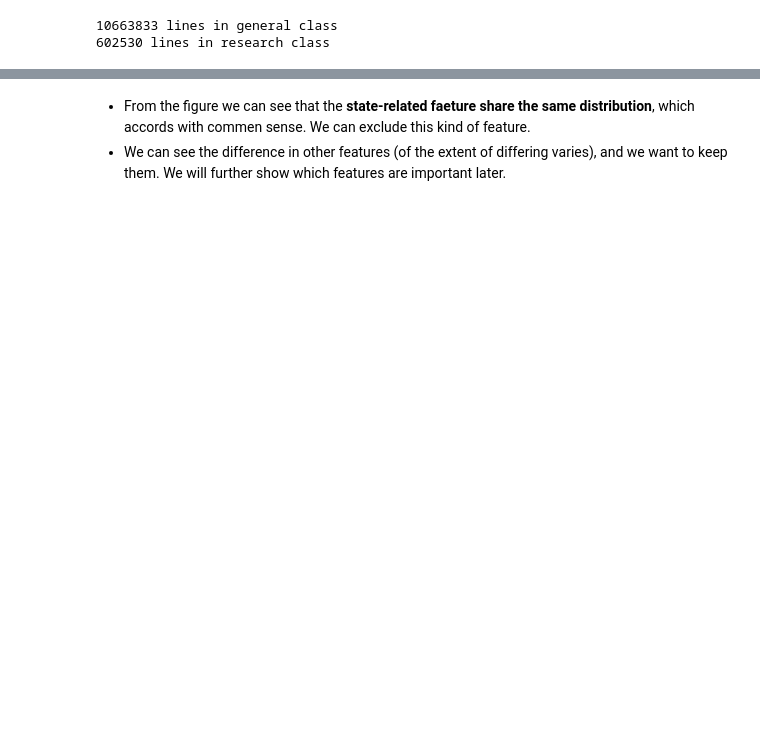
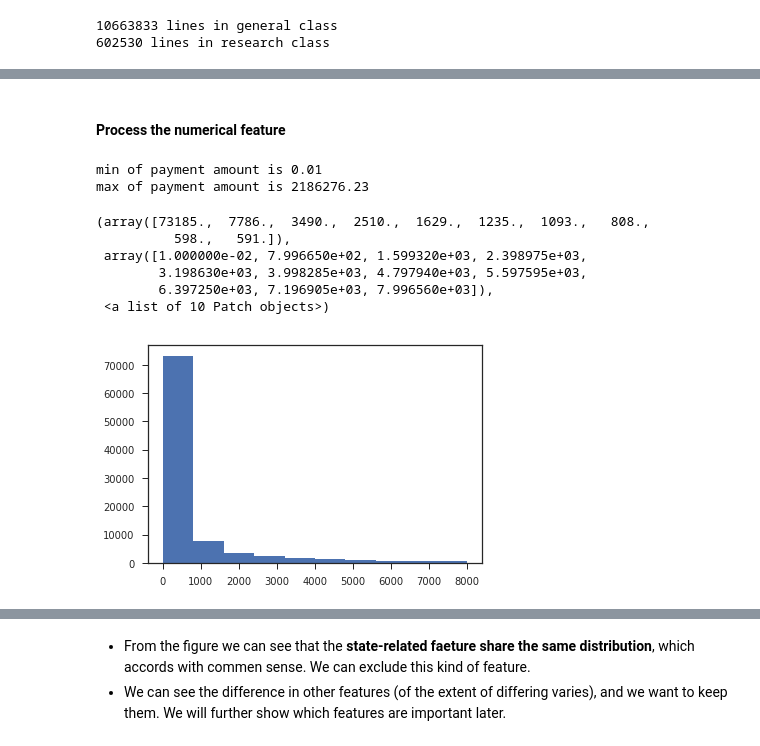
Before and after one commit to ZhaobinMo/COMS-W4995-Applied-ML, a Jupyter notebook: HW3/HW3.ipynb, the cells around one changed output, grey strips where cells are left out. Saved outputs shown, nothing was run; the diff lists cells and outputs as text; code cells hidden in the pictures; blank space fills up the shorter version.

```diff
--- a/HW3/HW3.ipynb
+++ b/HW3/HW3.ipynb
@@ -230,0 +213,18 @@ XY.head()
+# %% [markdown]
+#### Process the numerical feature
+# %%
+print("min of payment amount is {}".format(XY.Total_Amount_of_Payment_USDollars.min()))
+print("max of payment amount is {}".format(XY.Total_Amount_of_Payment_USDollars.max()))
+
+mask = XY.Total_Amount_of_Payment_USDollars < 8000 # only view [0, 8k] as the range is too wide
+plt.hist(XY.loc[mask, 'Total_Amount_of_Payment_USDollars'])
+# %% [output]
+min of payment amount is 0.01
+max of payment amount is 2186276.23
+(array([73185.,  7786.,  3490.,  2510.,  1629.,  1235.,  1093.,   808.,
+          598.,   591.]),
+ array([1.000000e-02, 7.996650e+02, 1.599320e+03, 2.398975e+03,
+        3.198630e+03, 3.998285e+03, 4.797940e+03, 5.597595e+03,
+        6.397250e+03, 7.196905e+03, 7.996560e+03]),
+ <a list of 10 Patch objects>)
+[figure, added]
```
Also changed, not shown: parts of 25 cells of this notebook.
